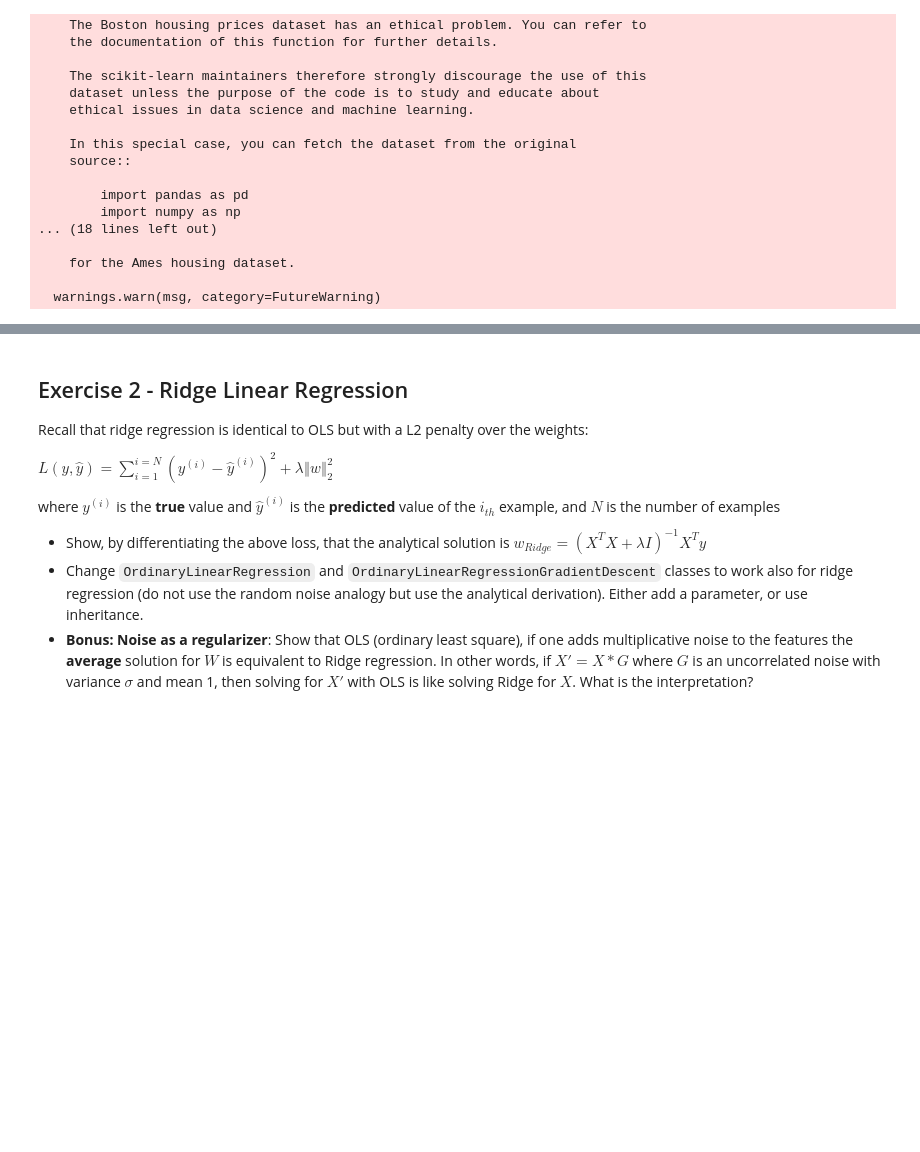
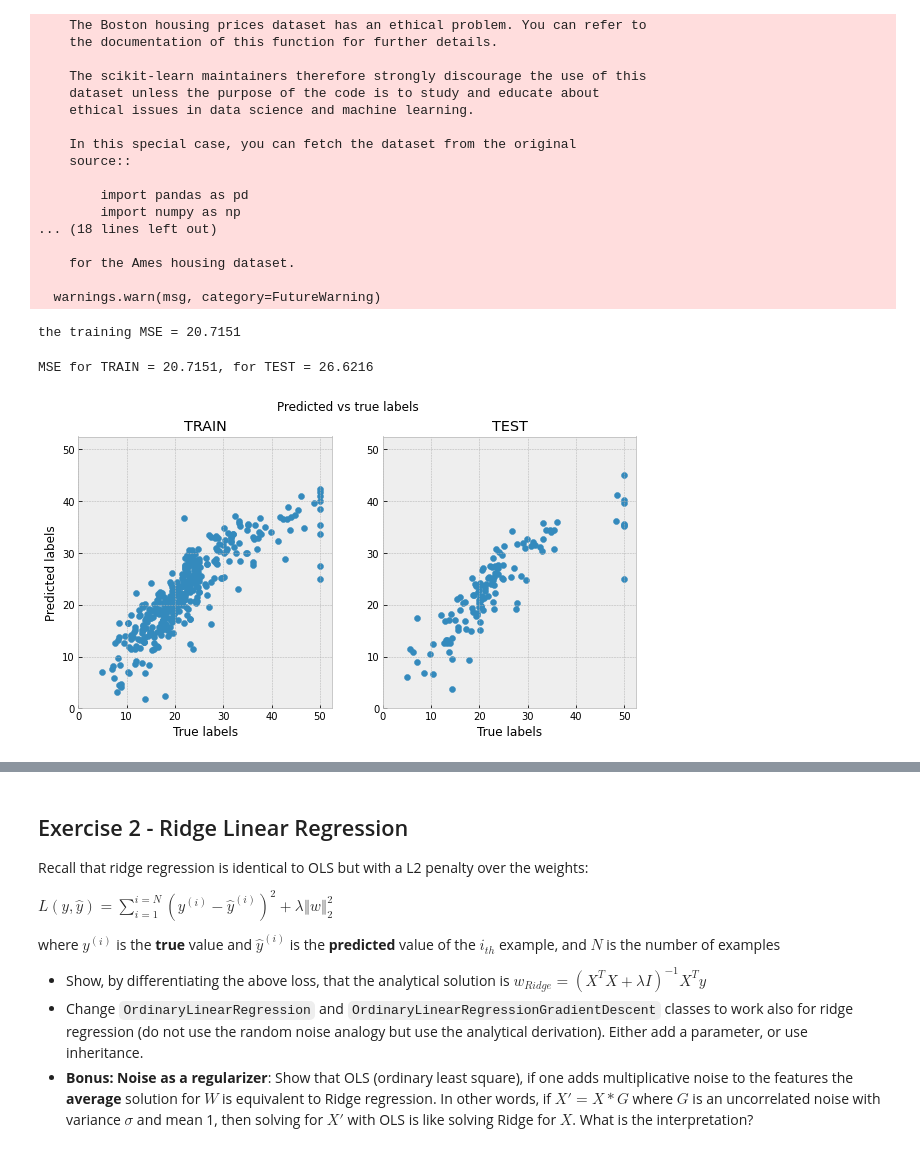
Before and after one commit to tansla/ydata_supervised_hw2, a Jupyter notebook: Regression_&_Regularization_Exercise.ipynb, the cells around one changed output, grey strips where cells are left out. Cells and saved outputs as stored; diff of their text form; code cells hidden in the pictures; blank space fills up the shorter version.

Commit message:
corrected grad in Ex1, update graphs to be nicer, added additional options for class class OlsGd(Ols):

```diff
--- a/Regression_&_Regularization_Exercise.ipynb
+++ b/Regression_&_Regularization_Exercise.ipynb
@@ -138,0 +133,41 @@ X, y = load_boston(return_X_y=True)
+# %%
+X_train, X_test, y_train, y_test = train_test_split(X, y, test_size=0.25)
+my_ols = Ols()
+my_ols.fit(X_train,y_train)
+print(f'the training MSE = {my_ols.score(my_ols.predict(X_train),y_train):.4f}')
+# %% [output]
+the training MSE = 20.7151
+# %%
+plt.style.use('bmh')
+fig, ax = plt.subplots(1,2, figsize=(10,5))
+
+fig.suptitle('Predicted vs true labels')
+y_pred_train = my_ols.predict(X_train)
+x_max_lim_train = max(y_train.max(),y_pred_train.max())*1.05
+
+y_pred_test = my_ols.predict(X_test)
+x_max_lim_test = max(y_test.max(),y_pred_test.max())*1.05
+
+ax[0].set_ylabel('Predicted labels')
+
+# train:
+ax[0].set_title('TRAIN')
+ax[0].scatter(y_train,y_pred_train)
+ax[0].set_xlabel('True labels')
+ax[0].set_xlim(0,x_max_lim_train)
+ax[0].set_ylim(0,x_max_lim_train)
+
+# test:
+ax[1].set_title('TEST')
+ax[1].scatter(y_test,y_pred_test)
+ax[1].set_xlabel('True labels')
+ax[1].set_xlim(0,x_max_lim_test)
+ax[1].set_ylim(0,x_max_lim_test)
+
+# fig.savefig('q1.png', dpi=300)
+fig.show()
+
+print(f'MSE for TRAIN = {my_ols.score(y_pred_train,y_train):.4f}, for TEST = {my_ols.score(y_pred_test, y_test):.4f}')
+# %% [output]
+MSE for TRAIN = 20.7151, for TEST = 26.6216
+[figure, added]
```
Also changed, not shown: parts of 13 cells of this notebook.
